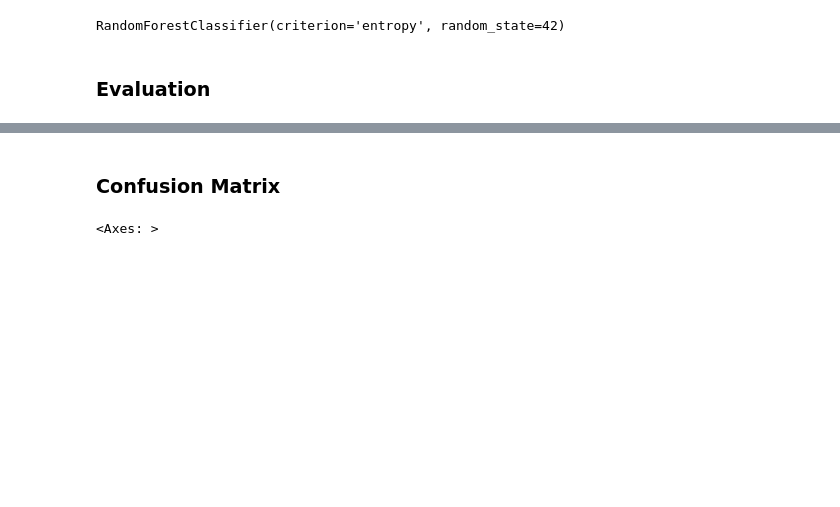
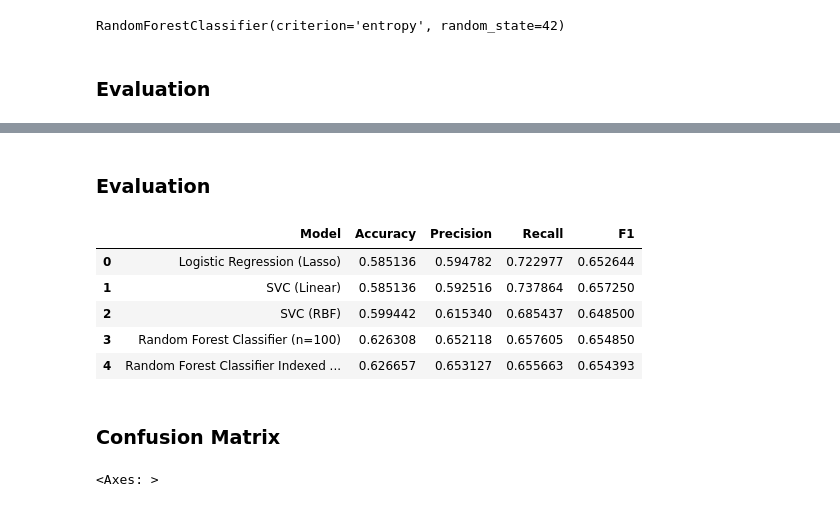
Before and after one commit to c-grigsby/ml-fintech-case-studies, a Jupyter notebook: predicting-loan-signatures/notebooks/predicting-loan-signatures_model.ipynb, the cells around one changed output, grey strips where cells are left out. Drawn from its saved outputs; the diff is of its cells as text; code cells hidden in the pictures; blank space fills up the shorter version.

```diff
--- a/predicting-loan-signatures/notebooks/predicting-loan-signatures_model.ipynb
+++ b/predicting-loan-signatures/notebooks/predicting-loan-signatures_model.ipynb
@@ -39,7 +52,7 @@ df_users_financial = df_users_financial.drop(columns = 'e_signed')
 from sklearn.model_selection import train_test_split
 
 # Split the data into an 80/20 train/test ratio
-X_train, X_test, y_train, y_test = train_test_split(df_users_financial,
+X_train, X_test, y_train, y_test = train_test_split(df_users_financial_ohe,
                                                     label,
                                                     test_size = 0.2,
                                                     random_state = 42)
@@ -106,7 +118,7 @@ X_train.head()
 ### Training Data
 # %%
 # Split the training set into a 80/20 training/validation set
-X_train, X_validation, y_train, y_validation = train_test_split(X_train, y_train,
+X_train, X_validation, y_train, y_validation = train_test_split(X_train_standardized, y_train,
                                                     test_size = 0.2,
                                                     random_state = 42)
 # %% [markdown]
@@ -251,3 +305,21 @@ df_results
+# %% [markdown]
+### Evaluation
+# %%
+# Make model predictions from the validation set
+y_predict = model.predict(X_validation)
+
+# Get model scores
+df_results = evaluate_scores_and_concat(y_validation, y_predict, 'Random Forest Classifier Indexed (n=100)', df_results)
+
+# Display
+df_results
+# %% [output]
+|  | Model | Accuracy | Precision | Recall | F1 |
+| 0 | Logistic Regression (Lasso) | 0.585136 | 0.594782 | 0.722977 | 0.652644 |
+| 1 | SVC (Linear) | 0.585136 | 0.592516 | 0.737864 | 0.657250 |
+| 2 | SVC (RBF) | 0.599442 | 0.615340 | 0.685437 | 0.648500 |
+| 3 | Random Forest Classifier (n=100) | 0.626308 | 0.652118 | 0.657605 | 0.654850 |
+| 4 | Random Forest Classifier Indexed ... | 0.626657 | 0.653127 | 0.655663 | 0.654393 |
 # %% [markdown]
 ### Confusion Matrix
 # %%
```
Also changed, not shown: parts of 15 cells of this notebook, 3 other files.
